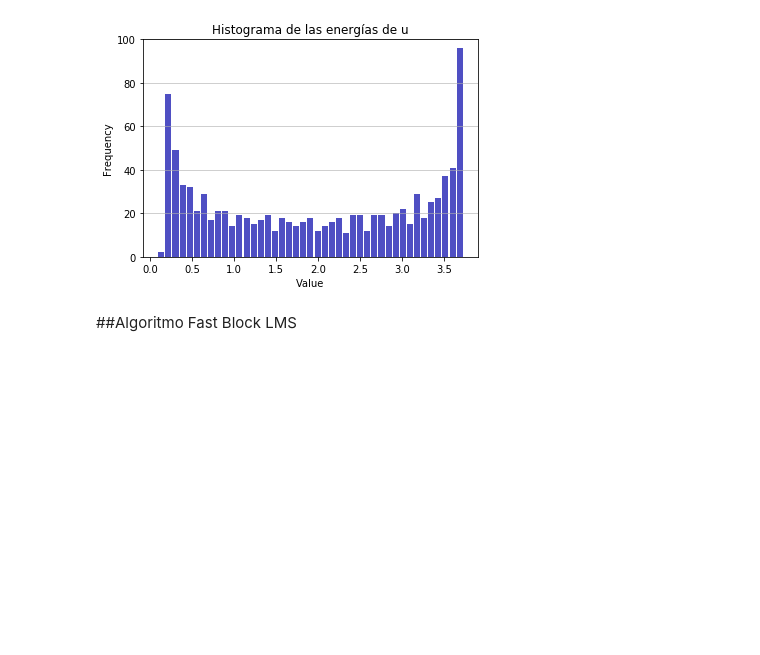
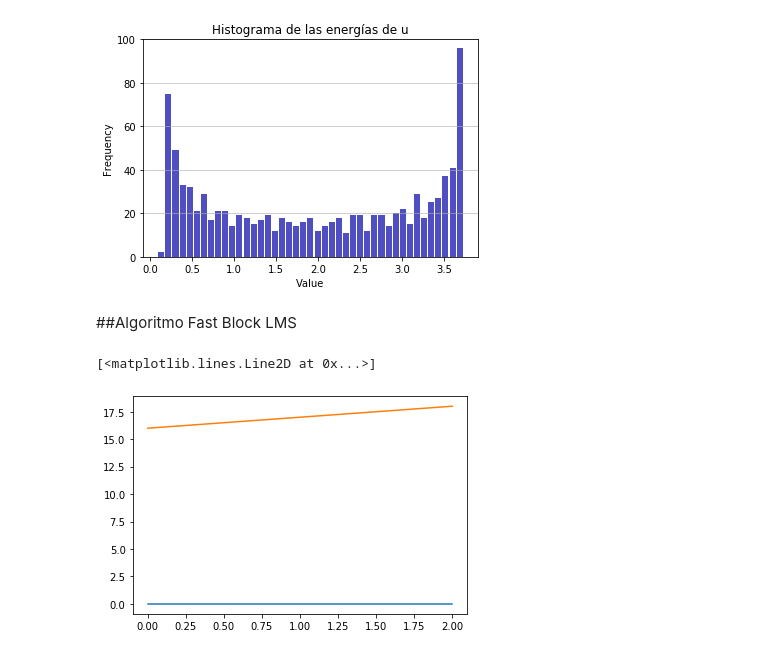
Before and after one commit to jmestanza/Echo_cancellation, a Jupyter notebook: FastBlockLMS_and_NMLS.ipynb, the cells around one changed output. Saved outputs shown, nothing was run; the diff lists cells and outputs as text; code cells hidden in the pictures; blank space fills up the shorter version.

Commit message:
Hay que hacer andar FastBlockLMS

```diff
--- a/FastBlockLMS_and_NMLS.ipynb
+++ b/FastBlockLMS_and_NMLS.ipynb
@@ -276,3 +276,79 @@ def FastBlockLMS(M, u, d, mu):
 u = 1+np.arange(30) # [u(0), u(1), ... ]
 d = 1+np.arange(30)
 FastBlockLMS(3,u,d,0.01)
+# %%
+def getBlock(M,subArray,k):
+    block = np.zeros((M,M))
+    for i in range(M):
+        block[:,i] = np.flip(subArray[(k*M +i): (k*M +i+M)])
+    return block
+
+def FastBlockLMS(M, u, d, mu):
+    N = 2*M
+    u_list = np.zeros(0)
+    d_list = np.zeros(0)
+    y_list = np.zeros(0)
+    W_list = []
+
+    W = np.zeros(N)
+    W = W.astype(complex)
+    original_len = len(u)
+
+    new_u = np.concatenate((np.zeros(M-1),u), axis= None)
+    new_d = np.concatenate((np.zeros(M-1),u), axis= None)
+
+    number_of_blocks = original_len//M
+    blocks_u = []
+    blocks_d = []
+
+
+    for i in range(number_of_blocks):
+        blocks_u.append(getBlock(M,new_u,i))
+        blocks_d.append(getBlock(M,new_d,i))
+
+    blocks_u = np.array(blocks_u)
+    blocks_d = np.array(blocks_d)
+    #print(blocks_u)
+    # el algoritmo empieza aca
+
+    for i in range(number_of_blocks-1):
+        W_list.append(W)
+        u_list = np.concatenate((u_list,blocks_u[i][0,:]), axis=None)
+
+        # concateno dos bloques
+        u_concat = np.concatenate((blocks_u[i],blocks_u[i+1]),axis=1)
+        u_concat = np.concatenate((u_concat,np.zeros((M,N))), axis = 0) # overlap and save (creo que es asi)
+        u_concat = u_concat.astype(complex)
+        #print(u_concat)
+        for i in range(N):
+            u_concat[:,i] = np.fft.fft(u_concat[:,i]) # esto hace la fft en columnas
+            # tengo dudas de si deberia ser en columnas
+
+        U = u_concat.diagonal() # esta U es de longitud N = 2M
+        y = np.fft.ifft(U*W).real
+
+        y = y[len(y)-M:] # no se si va con flip
+        y_list = np.concatenate((y_list,y), axis=None)
+
+        d = blocks_d[i][0,:]# no se si va con flip
+        d_list = np.concatenate((d_list,d), axis=None)
+
+        e = d-y
+        E = np.concatenate((np.zeros(M),e),axis = None)
+        phi = np.fft.ifft((U.conj().T)*E).real[:M]
+        W += mu*np.fft.fft(np.concatenate((phi,np.zeros(M)),axis=None))
+        W_list.append(W)
+
+        # con L = M , necesito 2M+1 muestras por cada bloque
+        return u_list,y_list, d_list, W_list
+
+u = 1+np.arange(30) # [u(0), u(1), ... ]
+d = 1+np.arange(30)
+u_list, y_list, d_list, W_list =FastBlockLMS(3,u,d,0.01)
+
+
+plt.plot(y_list)
+plt.plot(d_list)
+# %% [output]
+[<matplotlib.lines.Line2D at 0x...>]
+[figure, added]
```
